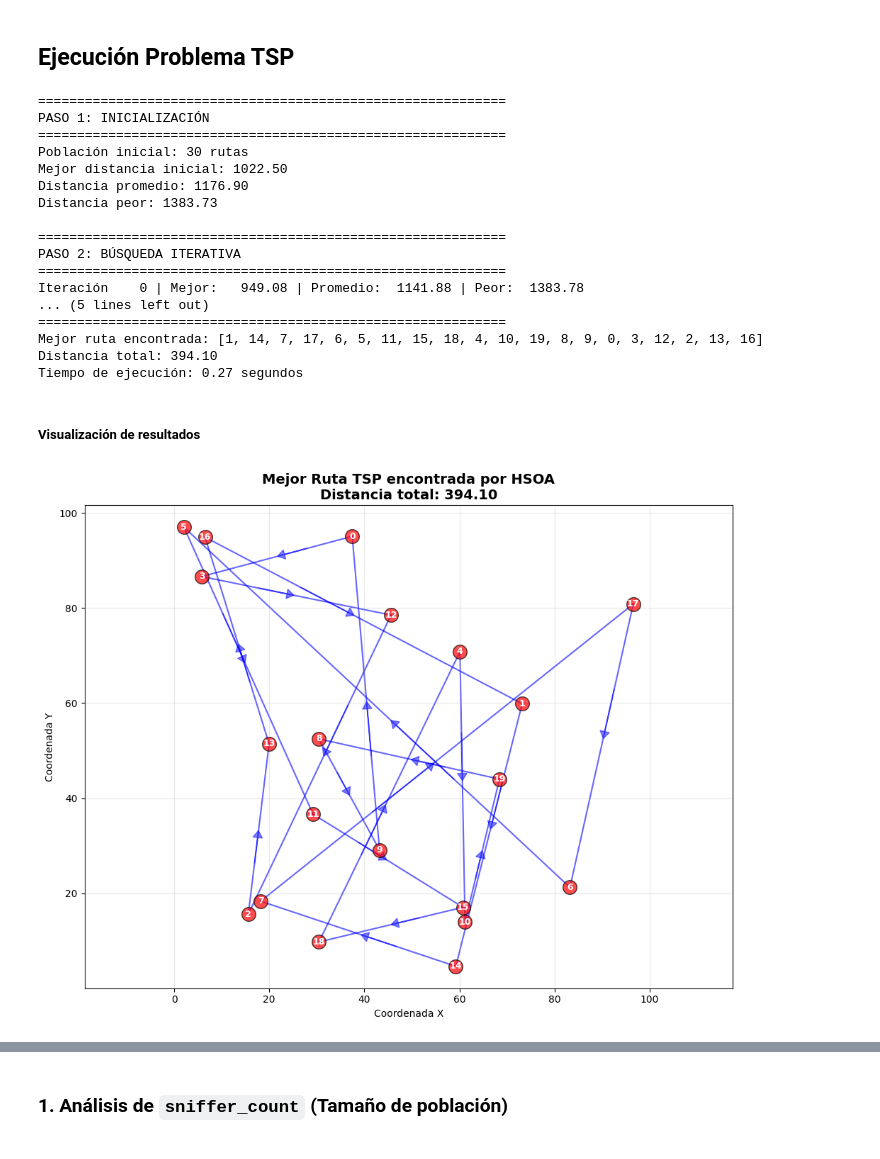
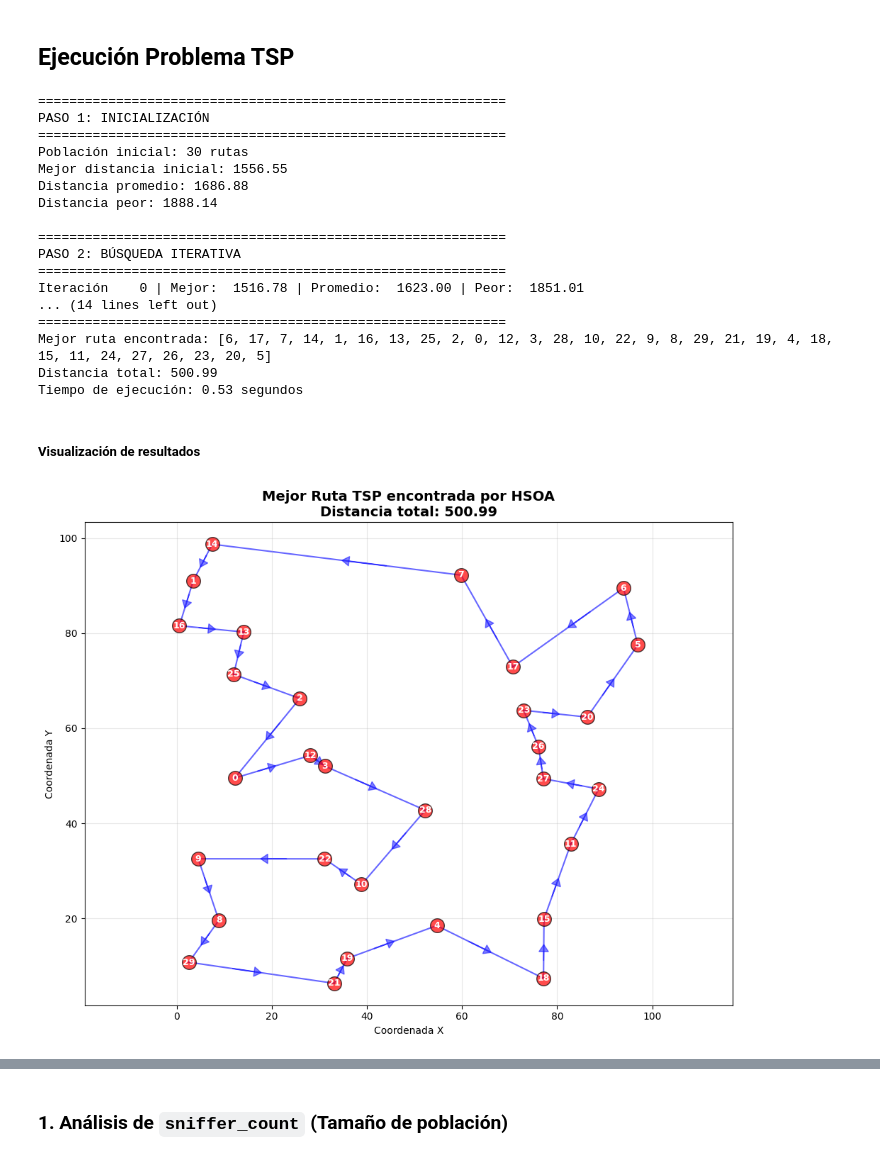
Before and after one commit to cristirofer/HSOA, a Jupyter notebook: HSAO TSP.ipynb, the cells around one changed output, grey strips where cells are left out. Cells and saved outputs as stored; diff of their text form; code cells hidden in the pictures.

Commit message:
exploracion mas parecida a HSOA

```diff
--- a/HSAO TSP.ipynb
+++ b/HSAO TSP.ipynb
@@ -71,10 +71,10 @@ Primeras 5x5 distancias:
 # %% [markdown]
 ## Matriz distancias & Hyperparámetros
 # %%
-NUM_CIUDADES = 25
-MATRIZ_DISTANCIAS, COORDENADAS = crear_matriz_distancias(num_ciudades, tipo='aleatoria')
+NUM_CIUDADES = 30
+MATRIZ_DISTANCIAS, COORDENADAS = crear_matriz_distancias(NUM_CIUDADES, tipo='aleatoria')
 
-PROB_EXPLORACION = 0.1
+K_VECINOS = 5  # Número de vecinos a evaluar en la fase de exploración (visión amplia del martillo)
 PROB_EXPLOTACION = 0.3
 MAX_ITERACIONES = 200
 SNIFFER_COUNT = 30
@@ -557,39 +562,38 @@ hsoa = HSOA_TSP(
     matriz_distancias=MATRIZ_DISTANCIAS,
     sniffer_count=SNIFFER_COUNT,           # Tamaño de población
     max_iteraciones=MAX_ITERACIONES,        # Número de iteraciones
-    prob_exploracion=PROB_EXPLORACION,       # Probabilidad de aceptar solución peor
+    k_vecinos=K_VECINOS,                    # Número de vecinos a evaluar (visión amplia del martillo)
     prob_explotacion=PROB_EXPLOTACION,       # Probabilidad de combinar con mejor ruta
     verbose=True
 )
 
-# Ejecutar optimización
 mejor_ruta, mejor_distancia = hsoa.optimizar()
 # %% [output]
 ============================================================
 PASO 1: INICIALIZACIÓN
 ============================================================
 Población inicial: 30 rutas
-Mejor distancia inicial: 1022.50
-Distancia promedio: 1176.90
-Distancia peor: 1383.73
+Mejor distancia inicial: 1556.55
+Distancia promedio: 1686.88
+Distancia peor: 1888.14
 
 ============================================================
 PASO 2: BÚSQUEDA ITERATIVA
 ============================================================
-Iteración    0 | Mejor:   949.08 | Promedio:  1141.88 | Peor:  1383.78
-... (5 lines left out)
+Iteración    0 | Mejor:  1516.78 | Promedio:  1623.00 | Peor:  1851.01
+... (14 lines left out)
 ============================================================
-Mejor ruta encontrada: [1, 14, 7, 17, 6, 5, 11, 15, 18, 4, 10, 19, 8, 9, 0, 3, 12, 2, 13, 16]
-Distancia total: 394.10
-Tiempo de ejecución: 0.27 segundos
+Mejor ruta encontrada: [6, 17, 7, 14, 1, 16, 13, 25, 2, 0, 12, 3, 28, 10, 22, 9, 8, 29, 21, 19, 4, 18, 15, 11, 24, 27, 26, 23, 20, 5]
+Distancia total: 500.99
+Tiempo de ejecución: 0.53 segundos
 # %% [markdown]
 ##### Visualización de resultados
 # %%
 # Visualizar la mejor ruta encontrada
-visualizar_ruta(mejor_ruta, coordenadas, mejor_distancia,
+visualizar_ruta(mejor_ruta, COORDENADAS, mejor_distancia,
                 titulo="Mejor Ruta TSP encontrada por HSOA")
 # %% [output]
-[figure, old version]
+[figure, new version]
 # %%
 # Visualizar convergencia del algoritmo
 hsoa.plot_convergencia()
```
Also changed, not shown: parts of 15 cells of this notebook.
